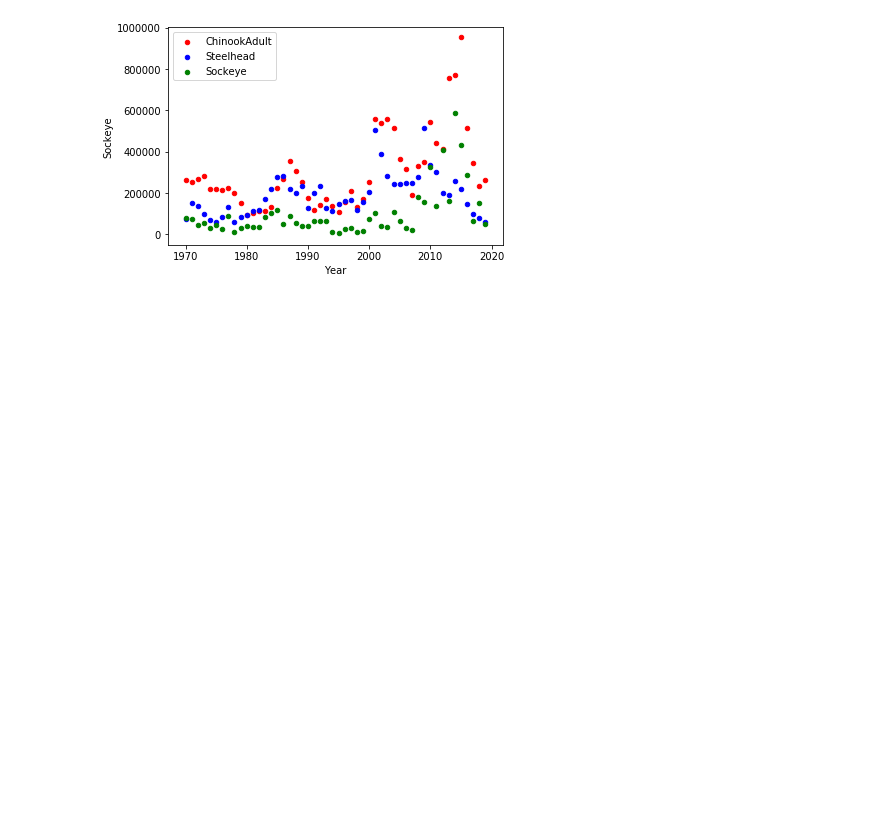
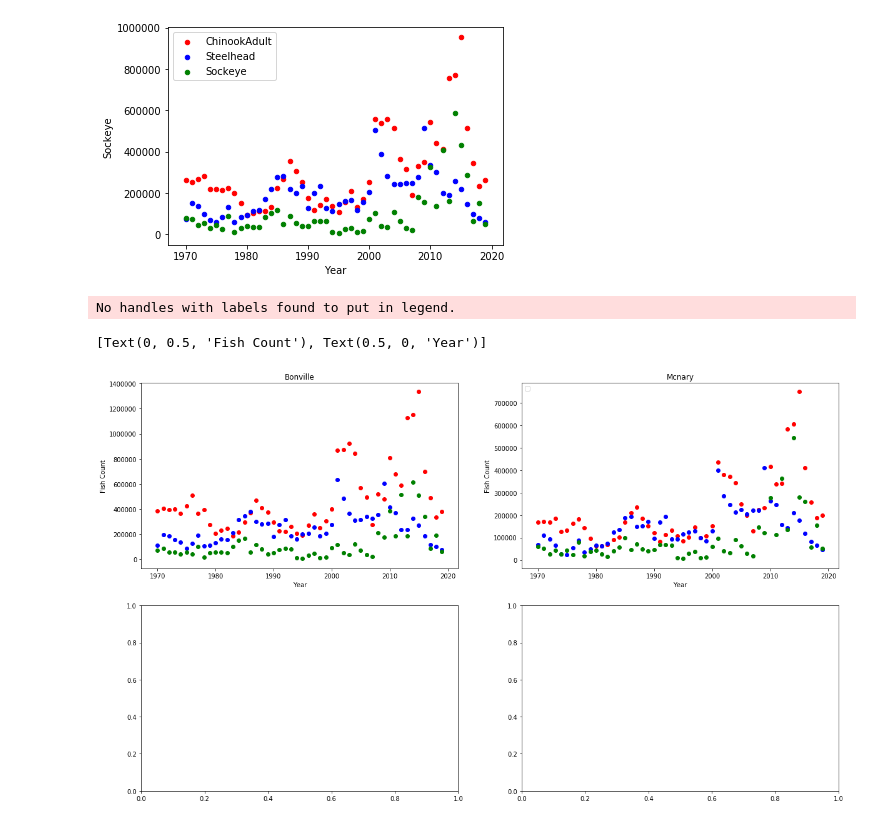
Before and after one commit to davidtracy6984/Climate-Change, a Jupyter notebook: Seems_Fishy.ipynb, the cells around one changed output. Cells and saved outputs as stored; diff of their text form; code cells hidden in the pictures; blank space fills up the shorter version.

Commit message:
plotted all the dams into one subplot and saved image

```diff
--- a/Seems_Fishy.ipynb
+++ b/Seems_Fishy.ipynb
@@ -99,3 +99,21 @@ ax2 = oftfrfbf_tda_df.plot(kind='scatter', x='Year', y='Steelhead', color='b',ax
 ax3 = oftfrfbf_tda_df.plot(kind='scatter', x='Year', y='Sockeye', color='g',ax=ax1, label='Sockeye')
 # %% [output]
 [figure]
+# %%
+fig, axes = plt.subplots(2,2,figsize=(20,12))
+axes[0][0].scatter(oftfrfbf_bon_df['Year'],oftfrfbf_bon_df['ChinookAdult'], c = 'r', label='ChinookAdult')
+axes[0][0].scatter(oftfrfbf_bon_df['Year'],oftfrfbf_bon_df['Steelhead'], c = 'b', label='Steelhead')
+axes[0][0].scatter(oftfrfbf_bon_df['Year'],oftfrfbf_bon_df['Sockeye'], c = 'g', label='Sockeye')
+axes[0][0].set_title('Bonville')
+axes[0][0].set(xlabel='Year',ylabel='Fish Count')
+axes[0][1].legend(loc="upper left")
+
+axes[0][1].scatter(oftfrfbf_mcn_df['Year'],oftfrfbf_mcn_df['ChinookAdult'], c = 'r', label='ChinookAdult')
+axes[0][1].scatter(oftfrfbf_mcn_df['Year'],oftfrfbf_mcn_df['Steelhead'], c = 'b', label='Steelhead')
+axes[0][1].scatter(oftfrfbf_mcn_df['Year'],oftfrfbf_mcn_df['Sockeye'], c = 'g', label='Sockeye')
+axes[0][1].set_title('Mcnary')
+axes[0][1].set(xlabel='Year',ylabel='Fish Count')
+# %% [output]
+No handles with labels found to put in legend.
+[Text(0, 0.5, 'Fish Count'), Text(0.5, 0, 'Year')]
+[figure, added]
```
Also changed, not shown: parts of 3 cells of this notebook, 1 other file.
